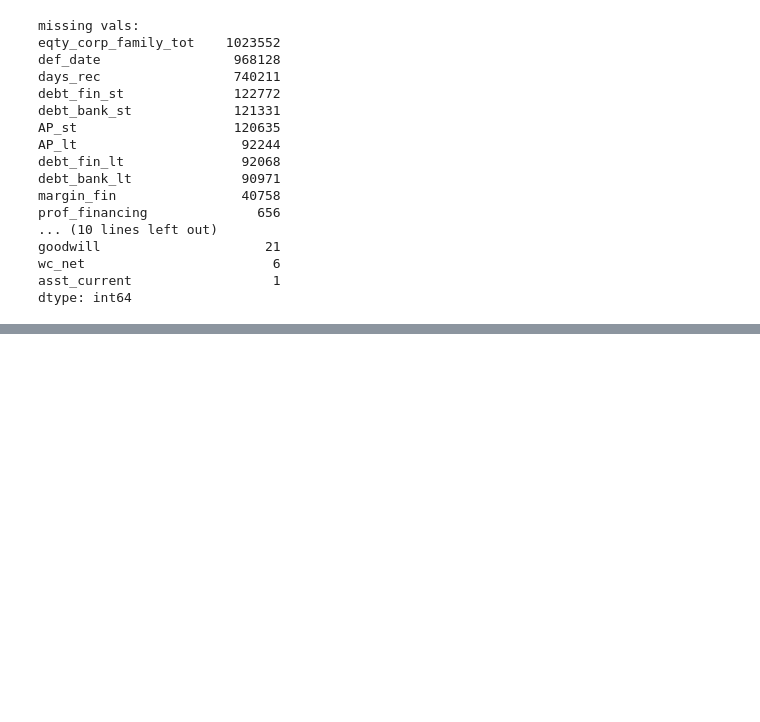
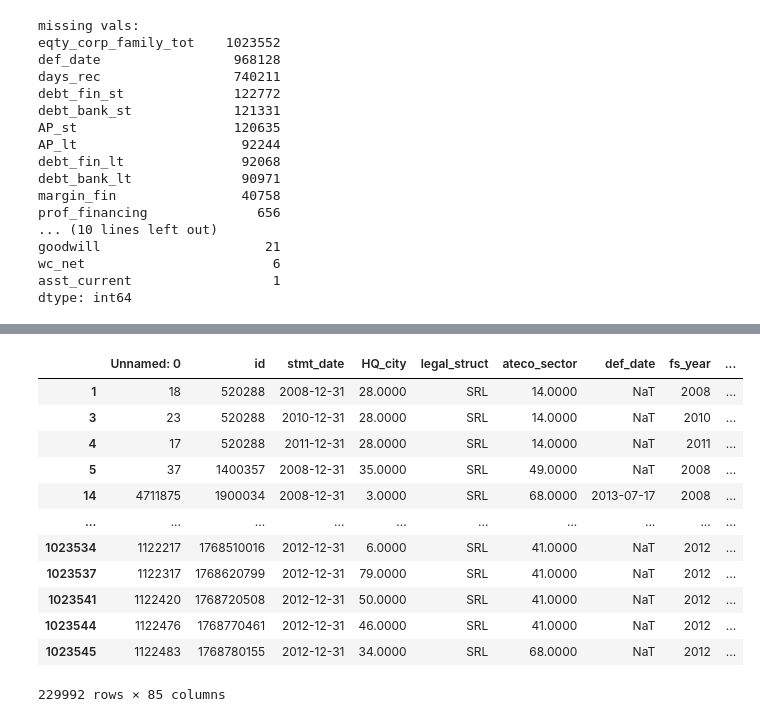
Before and after one commit to Juanroalvarado/ml-finance-credit-default, a Jupyter notebook: processing/Preproc-Function-Harness.ipynb, the cells around one changed output, grey strips where cells are left out. Cells and saved outputs as stored; diff of their text form; code cells hidden in the pictures; blank space fills up the shorter version.

```diff
--- a/processing/Preproc-Function-Harness.ipynb
+++ b/processing/Preproc-Function-Harness.ipynb
@@ -740,0 +755,16 @@ all_processed[all_processed['cfo'].isna()][['liab_tot','liab_lt','liab_st','cf_o
+# %%
+all_processed[all_processed['cfo'] < 0]
+# %% [output]
+|  | Unnamed: 0 | id | stmt_date | HQ_city | legal_struct | ateco_sector | def_date | fs_year | ... |
+| 1 | 18 | 520288 | 2008-12-31 | 28.0000 | SRL | 14.0000 | NaT | 2008 | ... |
+| 3 | 23 | 520288 | 2010-12-31 | 28.0000 | SRL | 14.0000 | NaT | 2010 | ... |
+| 4 | 17 | 520288 | 2011-12-31 | 28.0000 | SRL | 14.0000 | NaT | 2011 | ... |
+| 5 | 37 | 1400357 | 2008-12-31 | 35.0000 | SRL | 49.0000 | NaT | 2008 | ... |
+| 14 | 4711875 | 1900034 | 2008-12-31 | 3.0000 | SRL | 68.0000 | 2013-07-17 | 2008 | ... |
+| ... | ... | ... | ... | ... | ... | ... | ... | ... | ... |
+| 1023534 | 1122217 | 1768510016 | 2012-12-31 | 6.0000 | SRL | 41.0000 | NaT | 2012 | ... |
+| 1023537 | 1122317 | 1768620799 | 2012-12-31 | 79.0000 | SRL | 41.0000 | NaT | 2012 | ... |
+| 1023541 | 1122420 | 1768720508 | 2012-12-31 | 50.0000 | SRL | 41.0000 | NaT | 2012 | ... |
+| 1023544 | 1122476 | 1768770461 | 2012-12-31 | 46.0000 | SRL | 41.0000 | NaT | 2012 | ... |
+| 1023545 | 1122483 | 1768780155 | 2012-12-31 | 34.0000 | SRL | 68.0000 | NaT | 2012 | ... |
+229992 rows × 85 columns
```
Also changed, not shown: parts of 3 cells of this notebook.
